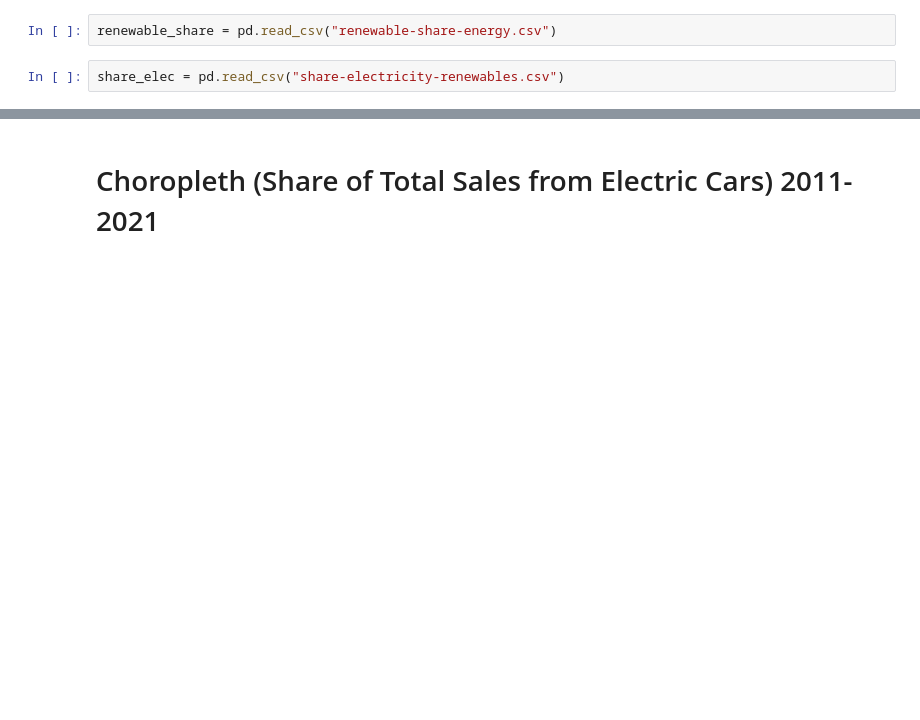
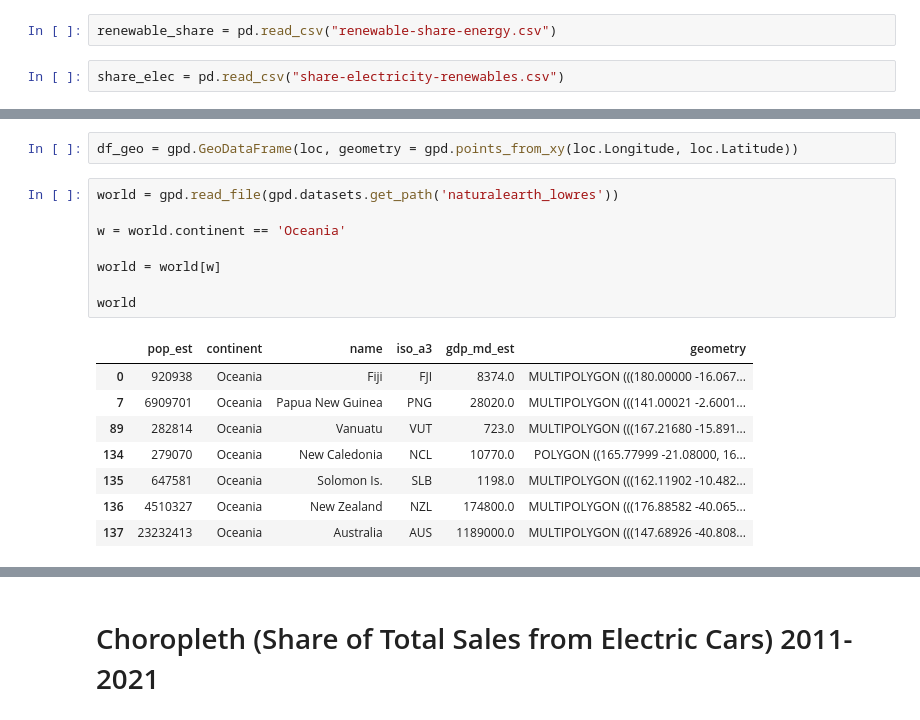
Before and after one commit to aaroln/ev, a Jupyter notebook: presentation.ipynb, the cells around one changed output, grey strips where cells are left out. Drawn from its saved outputs; the diff is of its cells as text; blank space fills up the shorter version.

```diff
--- a/presentation.ipynb
+++ b/presentation.ipynb
@@ -46,0 +72,19 @@ share_elec = pd.read_csv("share-electricity-renewables.csv")
+# %%
+df_geo = gpd.GeoDataFrame(loc, geometry = gpd.points_from_xy(loc.Longitude, loc.Latitude))
+# %%
+world = gpd.read_file(gpd.datasets.get_path('naturalearth_lowres'))
+
+w = world.continent == 'Oceania'
+
+world = world[w]
+
+world
+# %% [output]
+|  | pop_est | continent | name | iso_a3 | gdp_md_est | geometry |
+| 0 | 920938 | Oceania | Fiji | FJI | 8374.0 | MULTIPOLYGON (((180.00000 -16.067... |
+| 7 | 6909701 | Oceania | Papua New Guinea | PNG | 28020.0 | MULTIPOLYGON (((141.00021 -2.6001... |
+| 89 | 282814 | Oceania | Vanuatu | VUT | 723.0 | MULTIPOLYGON (((167.21680 -15.891... |
+| 134 | 279070 | Oceania | New Caledonia | NCL | 10770.0 | POLYGON ((165.77999 -21.08000, 16... |
+| 135 | 647581 | Oceania | Solomon Is. | SLB | 1198.0 | MULTIPOLYGON (((162.11902 -10.482... |
+| 136 | 4510327 | Oceania | New Zealand | NZL | 174800.0 | MULTIPOLYGON (((176.88582 -40.065... |
+| 137 | 23232413 | Oceania | Australia | AUS | 1189000.0 | MULTIPOLYGON (((147.68926 -40.808... |
```
Also changed, not shown: parts of 4 cells of this notebook.
